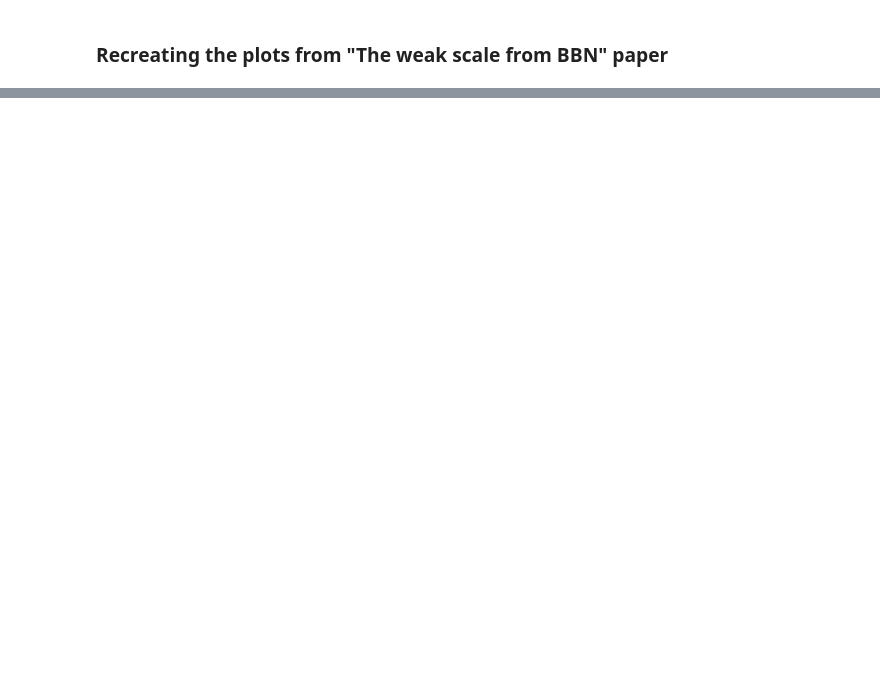
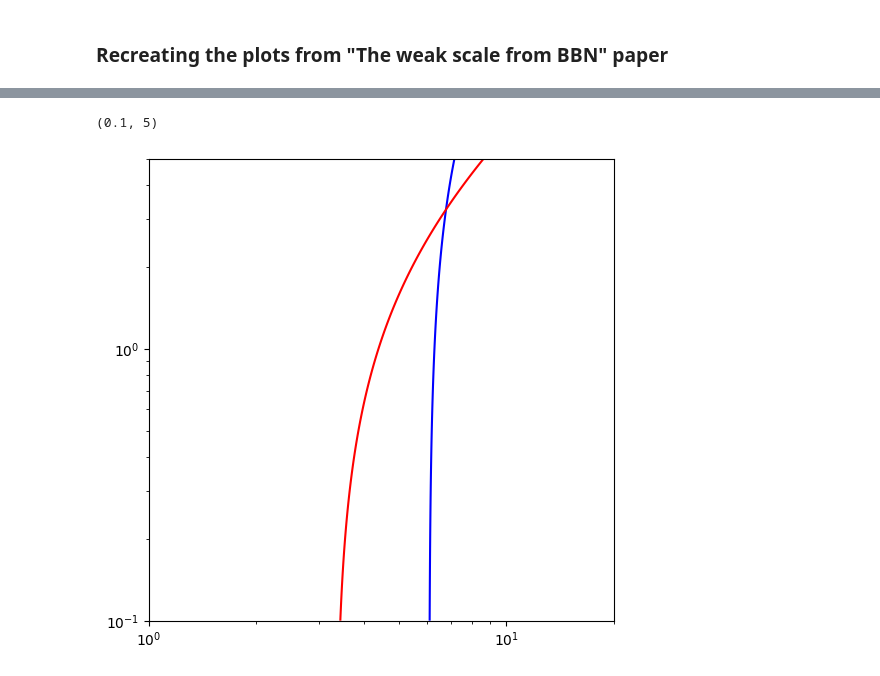
Before and after one commit to Booritth-Balaji/Dark-Matter-Thesis, a Jupyter notebook: Codes-and-Data/Weak-scale-BBN-recr.ipynb, the cells around one changed output, grey strips where cells are left out. Drawn from its saved outputs; the diff is of its cells as text; code cells hidden in the pictures; blank space fills up the shorter version.

```diff
--- a/Codes-and-Data/Weak-scale-BBN-recr.ipynb
+++ b/Codes-and-Data/Weak-scale-BBN-recr.ipynb
@@ -156,0 +81,37 @@ plt.legend()
+# %%
+# m_e vs m_d for different m_u values
+
+# Generating a grid of m_u and m_d values for plotting
+m_d = np.geomspace(0.9, 20, 500)
+m_e = np.geomspace(0.1, 20, 500)
+
+m_e_grid, m_d_grid = np.meshgrid(m_e, m_d, indexing='ij')
+
+
+# Setting the m_u value for the plot
+m_u_ratio = 1   # One between 0, 1, 5 and 10
+m_u = m_u_ratio * m_u_0
+
+# Calculating the nuclear stability and hydrogen stability for the grid of m_u and m_d values
+ratio = (m_u + m_d_grid) / (m_u_0 + m_d_0)
+
+nuclear_stability = - B_A_func(ratio) - (m_n_minus_m_p(m_u, m_d_grid) - m_e_grid)
+hydrogen_stability = m_n_minus_m_p(m_u, m_d_grid) - m_e_grid
+
+
+# Plotting the stability contours for nuclear and hydrogen stability
+plt.figure(figsize=(6, 6))
+
+cs = plt.contour(m_d_grid, m_e_grid, nuclear_stability, levels=[0], colors='blue')
+cs = plt.contour(m_d_grid, m_e_grid, hydrogen_stability, levels=[0], colors='red')
+
+
+
+plt.xscale('log')
+plt.yscale('log')
+plt.xlim(1, 20)
+plt.ylim(0.1, 5)
+# plt.legend()
+# %% [output]
+(0.1, 5)
+[figure, added]
```
Also changed, not shown: parts of 7 cells of this notebook, 5 other files.
